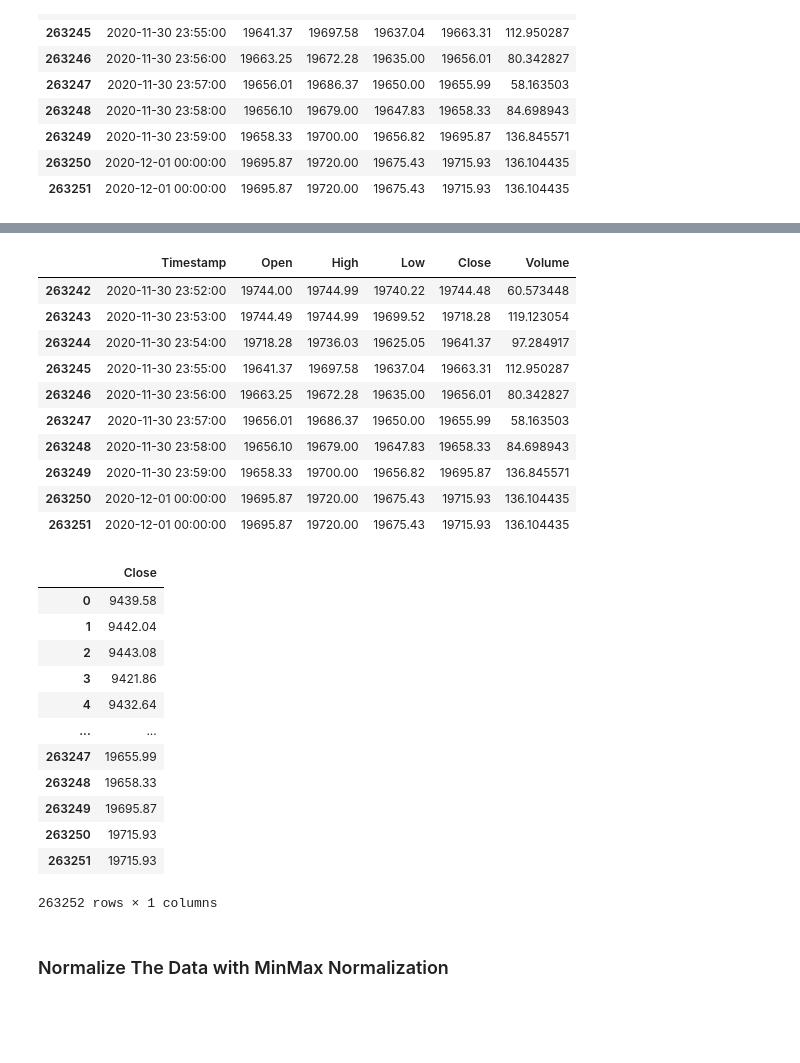
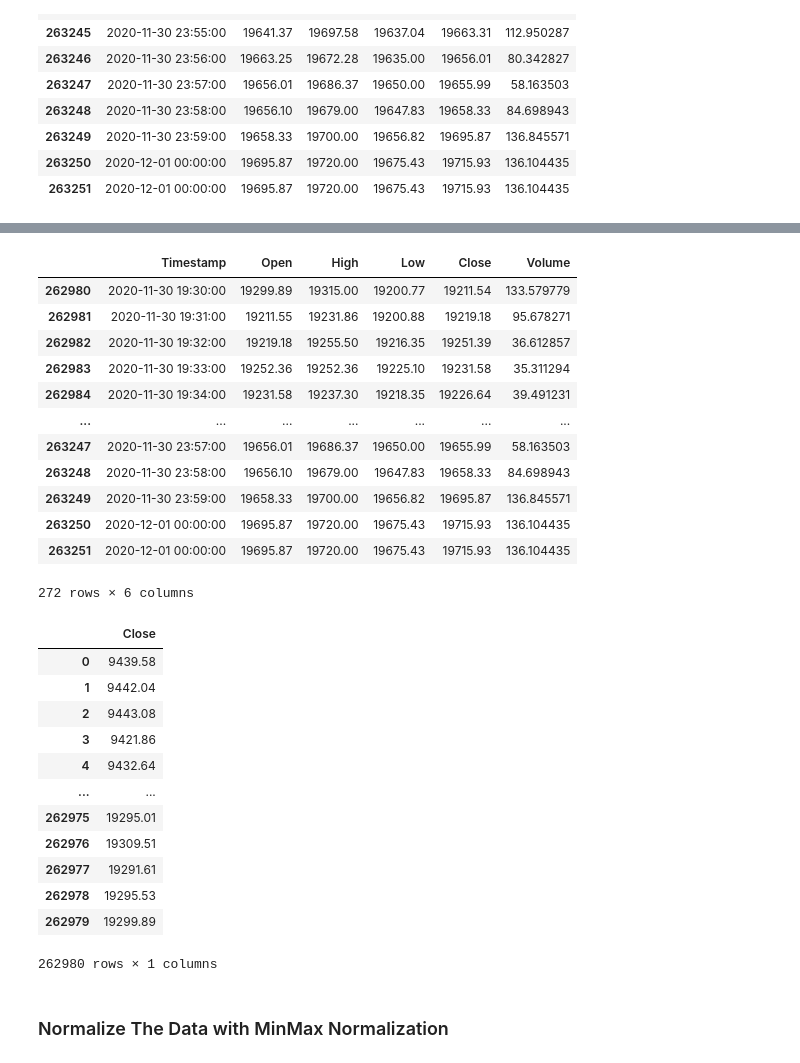
Before and after one commit to gokseltokur/Cryptocurrency-Price-Prediction, a Jupyter notebook: linear_regression_cryptocurrency_price_prediction.ipynb, the cells around one changed output, grey strips where cells are left out. Cells and saved outputs as stored; diff of their text form; code cells hidden in the pictures; blank space fills up the shorter version.

```diff
--- a/linear_regression_cryptocurrency_price_prediction.ipynb
+++ b/linear_regression_cryptocurrency_price_prediction.ipynb
@@ -82,4 +82,16 @@ df = df.drop('Tb_quote_av', 1)
 df = df.drop('Ignore', 1)
 
 df.tail(10)
+
+
+number_of_backwards = 256
+number_of_forwards = 16
+
+test_df = df[-(number_of_backwards + number_of_forwards):]
+
+df = df[:len(df)-(number_of_backwards + number_of_forwards)]
+
+
+print(df)
+test_df
 # %% [output]
@@ -86,14 +112,16 @@ df.tail(10)
 |  | Timestamp | Open | High | Low | Close | Volume |
-| 263242 | 2020-11-30 23:52:00 | 19744.00 | 19744.99 | 19740.22 | 19744.48 | 60.573448 |
-| 263243 | 2020-11-30 23:53:00 | 19744.49 | 19744.99 | 19699.52 | 19718.28 | 119.123054 |
-| 263244 | 2020-11-30 23:54:00 | 19718.28 | 19736.03 | 19625.05 | 19641.37 | 97.284917 |
-| 263245 | 2020-11-30 23:55:00 | 19641.37 | 19697.58 | 19637.04 | 19663.31 | 112.950287 |
-| 263246 | 2020-11-30 23:56:00 | 19663.25 | 19672.28 | 19635.00 | 19656.01 | 80.342827 |
+| 262980 | 2020-11-30 19:30:00 | 19299.89 | 19315.00 | 19200.77 | 19211.54 | 133.579779 |
+| 262981 | 2020-11-30 19:31:00 | 19211.55 | 19231.86 | 19200.88 | 19219.18 | 95.678271 |
+| 262982 | 2020-11-30 19:32:00 | 19219.18 | 19255.50 | 19216.35 | 19251.39 | 36.612857 |
+| 262983 | 2020-11-30 19:33:00 | 19252.36 | 19252.36 | 19225.10 | 19231.58 | 35.311294 |
+| 262984 | 2020-11-30 19:34:00 | 19231.58 | 19237.30 | 19218.35 | 19226.64 | 39.491231 |
+| ... | ... | ... | ... | ... | ... | ... |
 | 263247 | 2020-11-30 23:57:00 | 19656.01 | 19686.37 | 19650.00 | 19655.99 | 58.163503 |
 | 263248 | 2020-11-30 23:58:00 | 19656.10 | 19679.00 | 19647.83 | 19658.33 | 84.698943 |
 | 263249 | 2020-11-30 23:59:00 | 19658.33 | 19700.00 | 19656.82 | 19695.87 | 136.845571 |
 | 263250 | 2020-12-01 00:00:00 | 19695.87 | 19720.00 | 19675.43 | 19715.93 | 136.104435 |
 | 263251 | 2020-12-01 00:00:00 | 19695.87 | 19720.00 | 19675.43 | 19715.93 | 136.104435 |
+272 rows × 6 columns
 # %%
 columns = ['Close']
 o_df = df
@@ -110,12 +138,12 @@ real_df### Normalize The Data with MinMax Normalization
 | 3 | 9421.86 |
 | 4 | 9432.64 |
 | ... | ... |
-| 263247 | 19655.99 |
-| 263248 | 19658.33 |
-| 263249 | 19695.87 |
-| 263250 | 19715.93 |
-| 263251 | 19715.93 |
+| 262975 | 19295.01 |
+| 262976 | 19309.51 |
+| 262977 | 19291.61 |
+| 262978 | 19295.53 |
+| 262979 | 19299.89 |
-263252 rows × 1 columns
+262980 rows × 1 columns
 # %% [markdown]
 ### Normalize The Data with MinMax Normalization
 # %%
```
Also changed, not shown: parts of 8 cells of this notebook, 9 other files.
